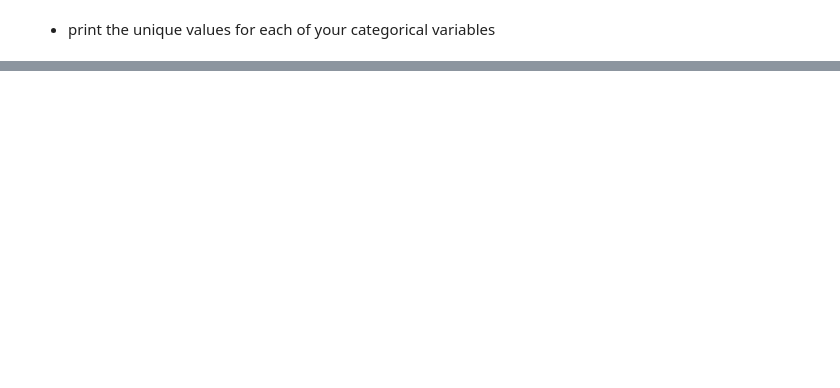
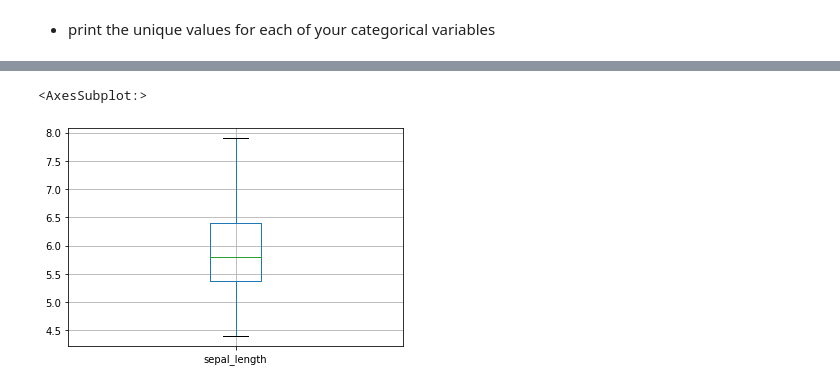
Before and after one commit to rajaramgautam/classification-exercises, a Jupyter notebook: classification_exercises.ipynb, the cells around one changed output, grey strips where cells are left out. Cells and saved outputs as stored; diff of their text form; code cells hidden in the pictures; blank space fills up the shorter version.

```diff
--- a/classification_exercises.ipynb
+++ b/classification_exercises.ipynb
@@ -348,0 +867,5 @@ Name: Embarked, dtype: int64
+# %%
+train.boxplot(column = ['sepal_length'])
+# %% [output]
+<AxesSubplot:>
+[figure, added]
```
Also changed, not shown: parts of 192 cells of this notebook.
